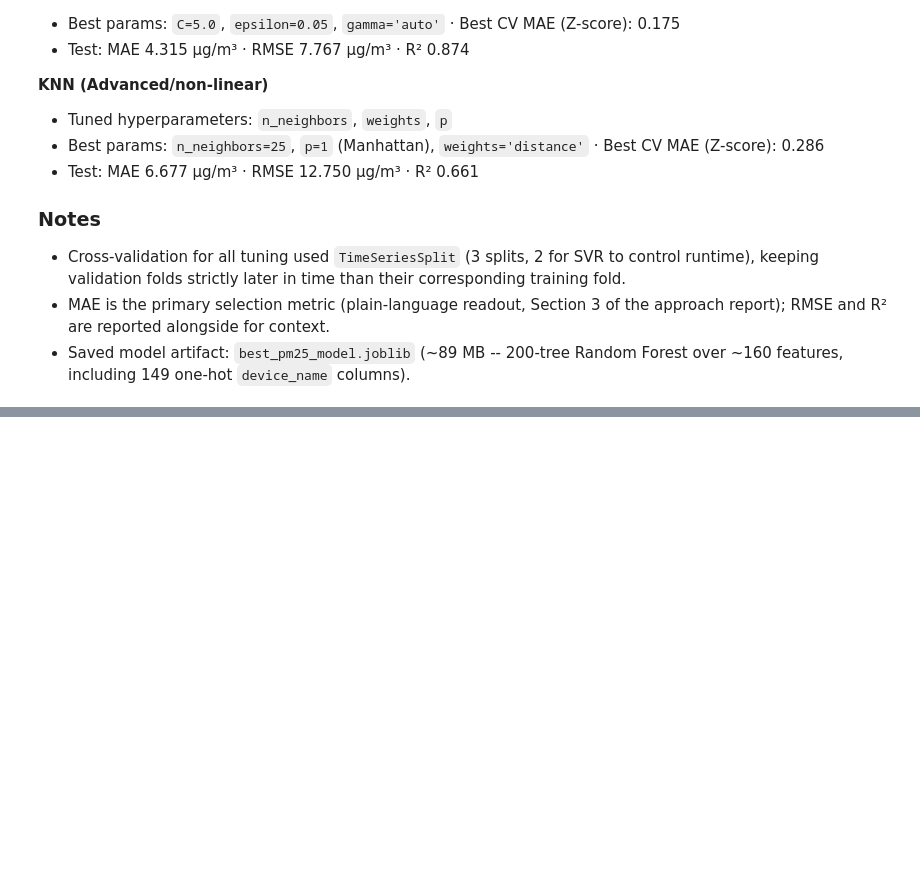
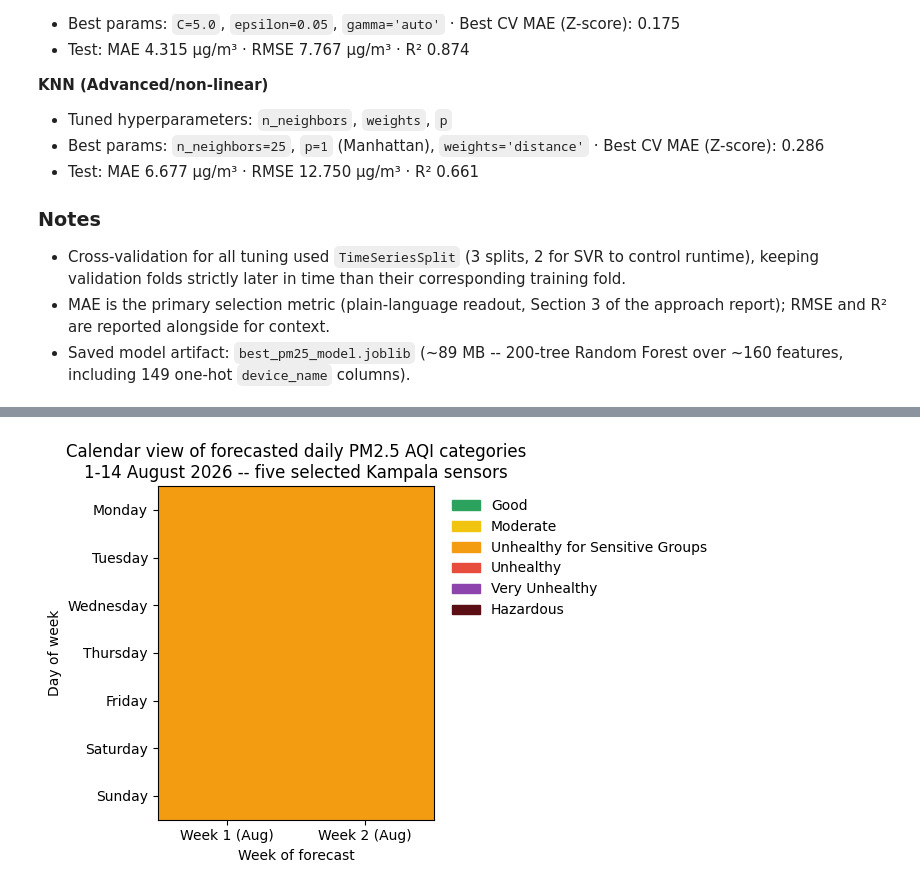
Before and after one commit to coleRodneyMigisha/airqo_cole_charis_assgnmnt, a Jupyter notebook: train.ipynb, the cells around one changed output, grey strips where cells are left out. Cells and saved outputs as stored; diff of their text form; code cells hidden in the pictures; blank space fills up the shorter version.

Commit message:
Predictions

```diff
--- a/train.ipynb
+++ b/train.ipynb
@@ -3776,0 +4022,87 @@ Groups follow the approach report: **Core** (Ridge, Linear, Polynomial), **Tree-
+# %%
+# Calendar plot of the daily forecast, five selected Kampala
+# sensors (Section 4 AQI colours, same convention as the EDA
+# calendar plot).
+
+forecast_calendar_data = (
+    daily_predictions[
+        daily_predictions['site_name'].isin(eda_site_names)
+    ]
+    .groupby('date', as_index=False)
+    .agg(daily_pm25=('predicted_pm25_ug_m3', 'mean'))
+)
+
+forecast_calendar_data['aqi_category'] = (
+    forecast_calendar_data['daily_pm25'].apply(pm25_aqi_category)
+)
+
+forecast_calendar_data['weekday'] = (
+    forecast_calendar_data['date'].dt.weekday
+)
+
+forecast_calendar_data['week_index'] = (
+    forecast_calendar_data['date']
+    .sub(forecast_calendar_data['date'].min())
+    .dt.days
+    .floordiv(7)
+)
+
+category_to_number = {
+    category: number
+    for number, category in enumerate(AQI_CATEGORIES)
+}
+
+forecast_calendar_data['category_number'] = (
+    forecast_calendar_data['aqi_category'].map(category_to_number)
+)
+
+forecast_calendar_grid = forecast_calendar_data.pivot(
+    index='weekday', columns='week_index', values='category_number'
+)
+
+fig, ax = plt.subplots(figsize=(7, 4.5))
+
+cmap = mpl.colors.ListedColormap(
+    [AQI_COLORS[category] for category in AQI_CATEGORIES]
+)
+norm = mpl.colors.BoundaryNorm(
+    boundaries=np.arange(-0.5, len(AQI_CATEGORIES) + 0.5, 1),
+    ncolors=len(AQI_CATEGORIES)
+)
+
+ax.imshow(
+    forecast_calendar_grid, aspect='auto', cmap=cmap, norm=norm,
+    interpolation='none'
+)
+
+ax.set_yticks(range(7))
+ax.set_yticklabels([
+    'Monday', 'Tuesday', 'Wednesday', 'Thursday',
+    'Friday', 'Saturday', 'Sunday'
+])
+
+week_indices = sorted(forecast_calendar_data['week_index'].unique())
+ax.set_xticks(week_indices)
+ax.set_xticklabels([f'Week {w + 1} (Aug)' for w in week_indices])
+
+legend_handles = [
+    mpl.patches.Patch(color=AQI_COLORS[category], label=category)
+    for category in AQI_CATEGORIES
+]
+
+ax.legend(
+    handles=legend_handles, bbox_to_anchor=(1.02, 1), loc='upper left',
+    frameon=False
+)
+
+ax.set_title(
+    'Calendar view of forecasted daily PM2.5 AQI categories\n'
+    '1-14 August 2026 -- five selected Kampala sensors'
+)
+ax.set_xlabel('Week of forecast')
+ax.set_ylabel('Day of week')
+
+plt.tight_layout()
+plt.show()
+# %% [output]
+[figure, added]
```
Also changed, not shown: parts of 7 cells of this notebook.
